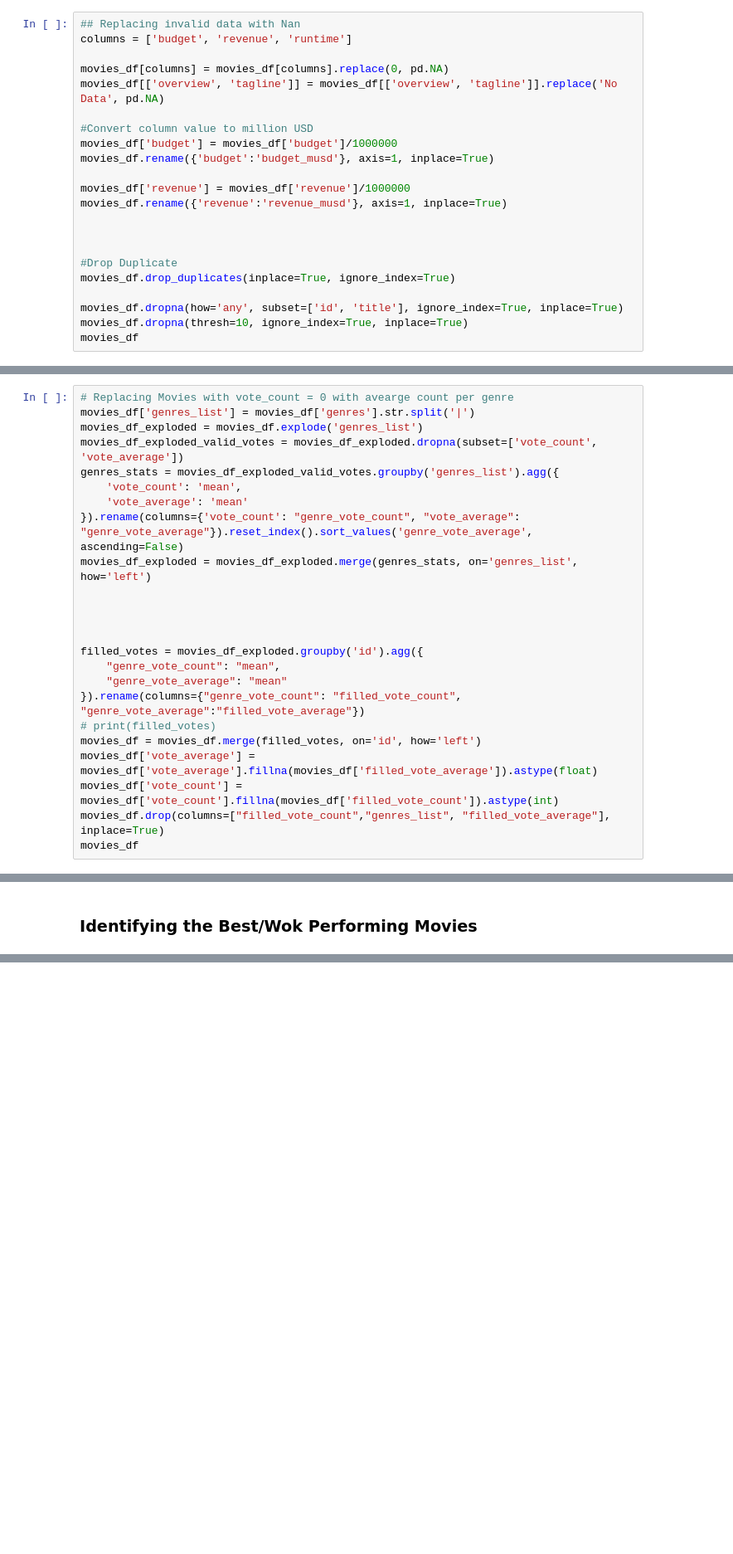
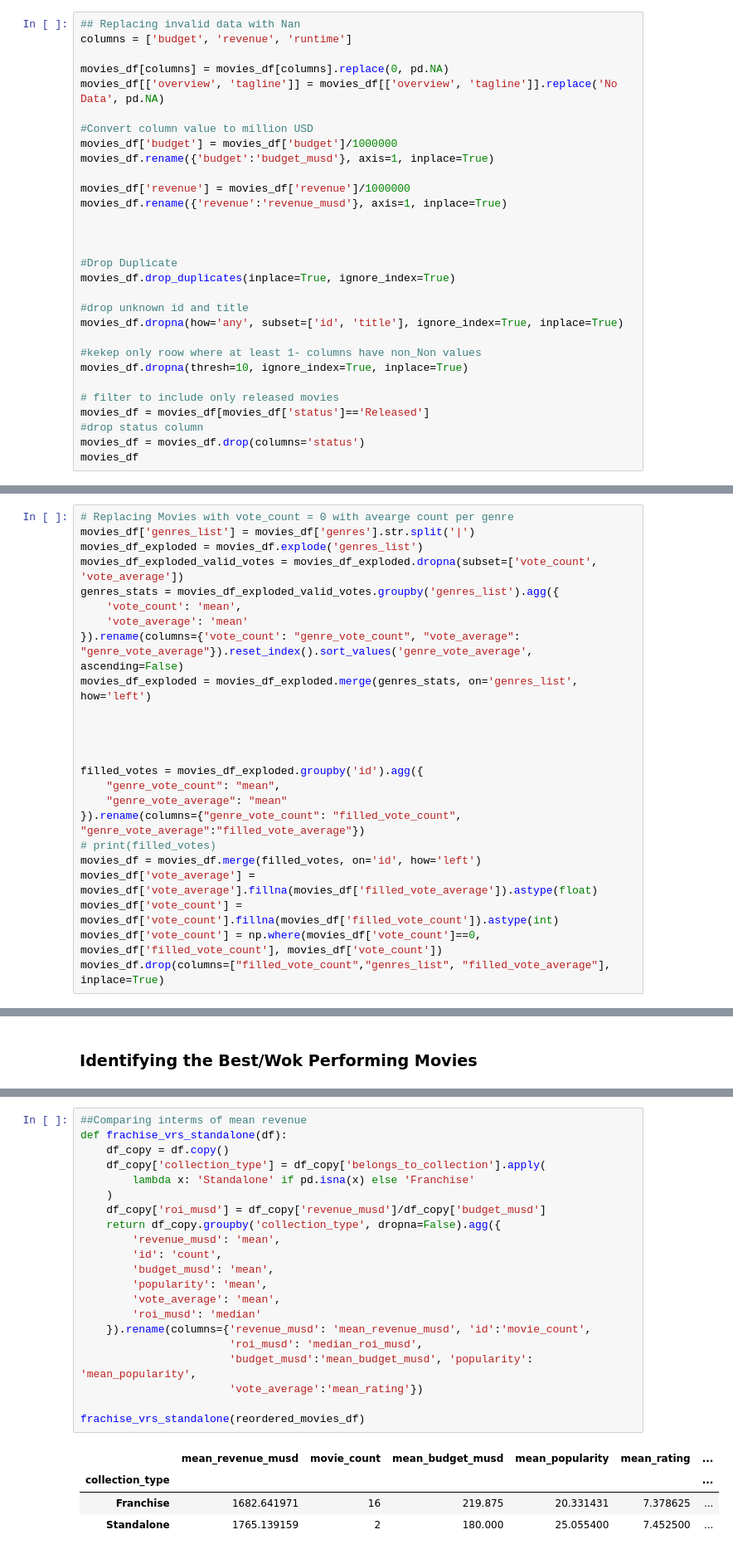
Before and after one commit to GEssuman/data-engineering-labs, a Jupyter notebook: notebook/jupiter_lab.ipynb, the cells around one changed output, grey strips where cells are left out. Shown at 83% size. Saved outputs shown, nothing was run; the diff lists cells and outputs as text; blank space fills up the shorter version.

Commit message:
comparing franchises and standalone movies

```diff
--- a/notebook/jupiter_lab.ipynb
+++ b/notebook/jupiter_lab.ipynb
@@ -222,8 +222,16 @@ movies_df.rename({'revenue':'revenue_musd'}, axis=1, inplace=True)
 #Drop Duplicate
 movies_df.drop_duplicates(inplace=True, ignore_index=True)
 
+#drop unknown id and title
 movies_df.dropna(how='any', subset=['id', 'title'], ignore_index=True, inplace=True)
+
+#kekep only roow where at least 1- columns have non_Non values
 movies_df.dropna(thresh=10, ignore_index=True, inplace=True)
+
+# filter to include only released movies
+movies_df = movies_df[movies_df['status']=='Released']
+#drop status column
+movies_df = movies_df.drop(columns='status')
 movies_df
 # %% [output]
 |  | backdrop_path | belongs_to_collection | budget_musd | genres | id | origin_country | original_language | ... |
@@ -266,5 +273,5 @@ filled_votes = movies_df_exploded.groupby('id').agg({
 movies_df = movies_df.merge(filled_votes, on='id', how='left')
 movies_df['vote_average'] = movies_df['vote_average'].fillna(movies_df['filled_vote_average']).astype(float)
 movies_df['vote_count'] = movies_df['vote_count'].fillna(movies_df['filled_vote_count']).astype(int)
+movies_df['vote_count'] = np.where(movies_df['vote_count']==0, movies_df['filled_vote_count'], movies_df['vote_count'])
 movies_df.drop(columns=["filled_vote_count","genres_list", "filled_vote_average"], inplace=True)
-movies_df
@@ -379,0 +370,26 @@ Name: 0, dtype: object
+# %%
+##Comparing interms of mean revenue
+def frachise_vrs_standalone(df):
+    df_copy = df.copy()
+    df_copy['collection_type'] = df_copy['belongs_to_collection'].apply(
+        lambda x: 'Standalone' if pd.isna(x) else 'Franchise'
+    )
+    df_copy['roi_musd'] = df_copy['revenue_musd']/df_copy['budget_musd']
+    return df_copy.groupby('collection_type', dropna=False).agg({
+        'revenue_musd': 'mean',
+        'id': 'count',
+        'budget_musd': 'mean',
+        'popularity': 'mean',
+        'vote_average': 'mean',
+        'roi_musd': 'median'
+    }).rename(columns={'revenue_musd': 'mean_revenue_musd', 'id':'movie_count',
+                       'roi_musd': 'median_roi_musd',
+                       'budget_musd':'mean_budget_musd', 'popularity': 'mean_popularity',
+                       'vote_average':'mean_rating'})
+
+frachise_vrs_standalone(reordered_movies_df)
+# %% [output]
+|  | mean_revenue_musd | movie_count | mean_budget_musd | mean_popularity | mean_rating | ... |
+| collection_type |  |  |  |  |  | ... |
+| Franchise | 1682.641971 | 16 | 219.875 | 20.331431 | 7.378625 | ... |
+| Standalone | 1765.139159 | 2 | 180.000 | 25.055400 | 7.452500 | ... |
```
Also changed, not shown: parts of 8 cells of this notebook.
